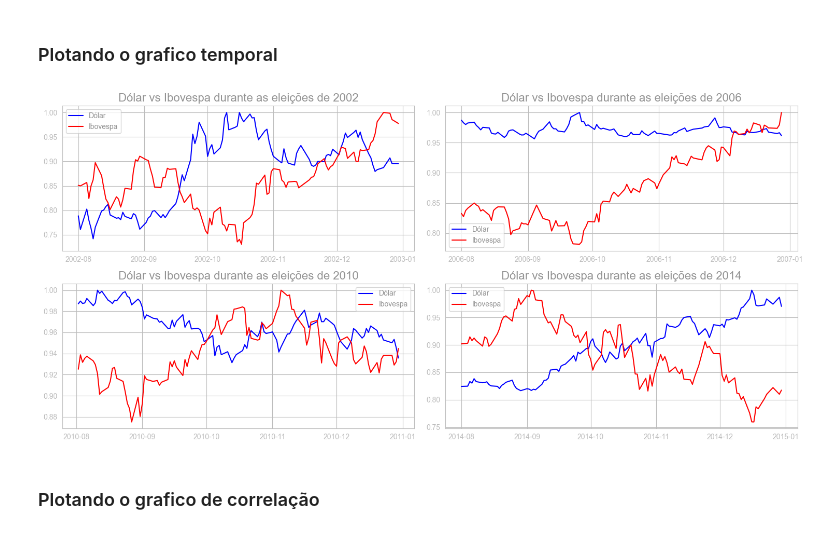
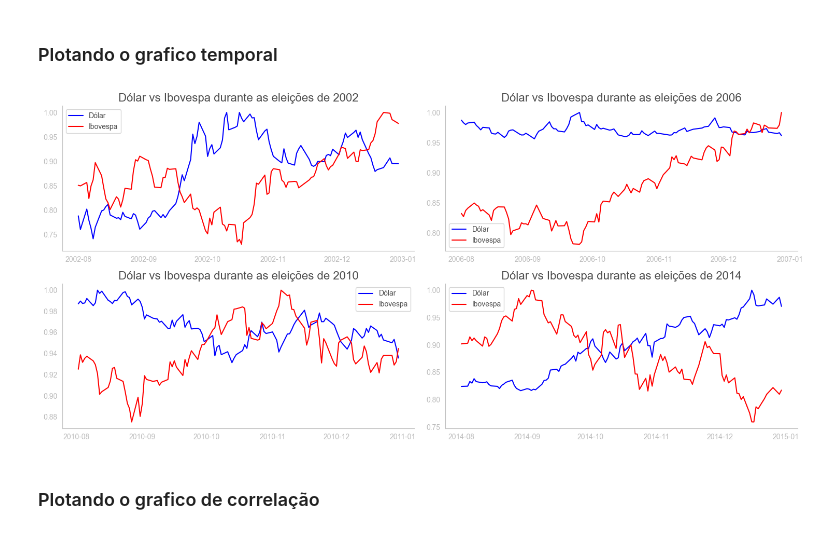
Before and after one commit to naruhikohama/tcc-adados, a Jupyter notebook: notebook.ipynb, the cells around one changed output. Saved outputs shown, nothing was run; the diff lists cells and outputs as text; code cells hidden in the pictures.

```diff
--- a/notebook.ipynb
+++ b/notebook.ipynb
@@ -12,21 +10,24 @@ import yfinance
 # %%
 # Configuração do seaborn
 plt.rcParams['figure.figsize'] = [17, 9]
-dic = {'grid.color': '#bdbdbd',
+dic = {
+        'grid.color': '#bdbdbd',
        'axes.grid': True,
        'axes.labelcolor': '#D3D3D3',
-       'text.color': '#939393', # Cor do titulo
+       'text.color': '#4d4d4d', # Cor do titulo
         'xtick.color': '#bdbdbd', # Cor dos ticks do eixo x
         'ytick.color': '#bdbdbd', # Cor dos ticks do eixo y
         'axes.edgecolor': 'bdbdbd',
         'font.sans-serif': ['Arial'], # Fonte
         'font.family': ['Arial'], # Fonte
-        'grid.linestyle': '-'}
+        'grid.color': '#ffffffff',
+        'grid.linestyle': '-'
+        }
 sns.set_style(style="whitegrid",rc = dic)
 # %% [markdown]
 # Carregando os dados
 # %%
-df1 = pd.read_csv('./dolar_ibov.csv')
+df1 = pd.read_csv('./dolar_ibov.csv', parse_dates=['data'])
 # %% [markdown]
 ### Fazendo a analise descritiva de toda a base
 # %%
@@ -59,34 +61,35 @@ df_gov4 = df1[(df1['data'] >= '2014-08-01') & (df1['data'] <= '2014-12-31')]
 fig, axs = plt.subplots(2, 2, figsize=(15, 7))
 date_format = DateFormatter("%Y-%m")
 
 axs[0,0].plot(df_gov1['data'], (df_gov1['fechamento_dolar'] / df_gov1['fechamento_dolar'].max()), label='Dólar', color='blue')
 axs[0,0].plot(df_gov1['data'], (df_gov1['fechamento_ibov'] / df_gov1['fechamento_ibov'].max()), label='Ibovespa', color='red')
 axs[0,0].xaxis.set_major_formatter(date_format)
 axs[0,0].set_title('Dólar vs Ibovespa durante as eleições de 2002', fontsize=16)
 axs[0,0].legend()
 
 axs[0,1].plot(df_gov2['data'], (df_gov2['fechamento_dolar'] / df_gov2['fechamento_dolar'].max()), label='Dólar', color='blue')
 axs[0,1].plot(df_gov2['data'], (df_gov2['fechamento_ibov'] / df_gov2['fechamento_ibov'].max()), label='Ibovespa', color='red')
 axs[0,1].xaxis.set_major_formatter(date_format)
 axs[0,1].set_title('Dólar vs Ibovespa durante as eleições de 2006', fontsize=16)
 axs[0,1].legend()
 
 axs[1,0].plot(df_gov3['data'], (df_gov3['fechamento_dolar'] / df_gov3['fechamento_dolar'].max()), label='Dólar', color='blue')
 axs[1,0].plot(df_gov3['data'], (df_gov3['fechamento_ibov'] / df_gov3['fechamento_ibov'].max()), label='Ibovespa', color='red')
 axs[1,0].xaxis.set_major_formatter(date_format)
 axs[1,0].set_title('Dólar vs Ibovespa durante as eleições de 2010', fontsize=16)
 axs[1,0].legend()
 
 axs[1,1].plot(df_gov4['data'], (df_gov4['fechamento_dolar'] / df_gov4['fechamento_dolar'].max()), label='Dólar', color='blue')
 axs[1,1].plot(df_gov4['data'], (df_gov4['fechamento_ibov'] / df_gov4['fechamento_ibov'].max()), label='Ibovespa', color='red')
 axs[1,1].xaxis.set_major_formatter(date_format)
 axs[1,1].set_title('Dólar vs Ibovespa durante as eleições de 2014', fontsize=16)
 axs[1,1].legend()
 
 plt.tight_layout()
+sns.despine()
 plt.show()
 # %% [output]
-[figure, old version]
+[figure, new version]
 # %%
 # unindo os dataframes
 df_gov1 = df_gov1[['data', 'fechamento_ibov', 'fechamento_dolar']]
```
Also changed, not shown: parts of 9 cells of this notebook.
